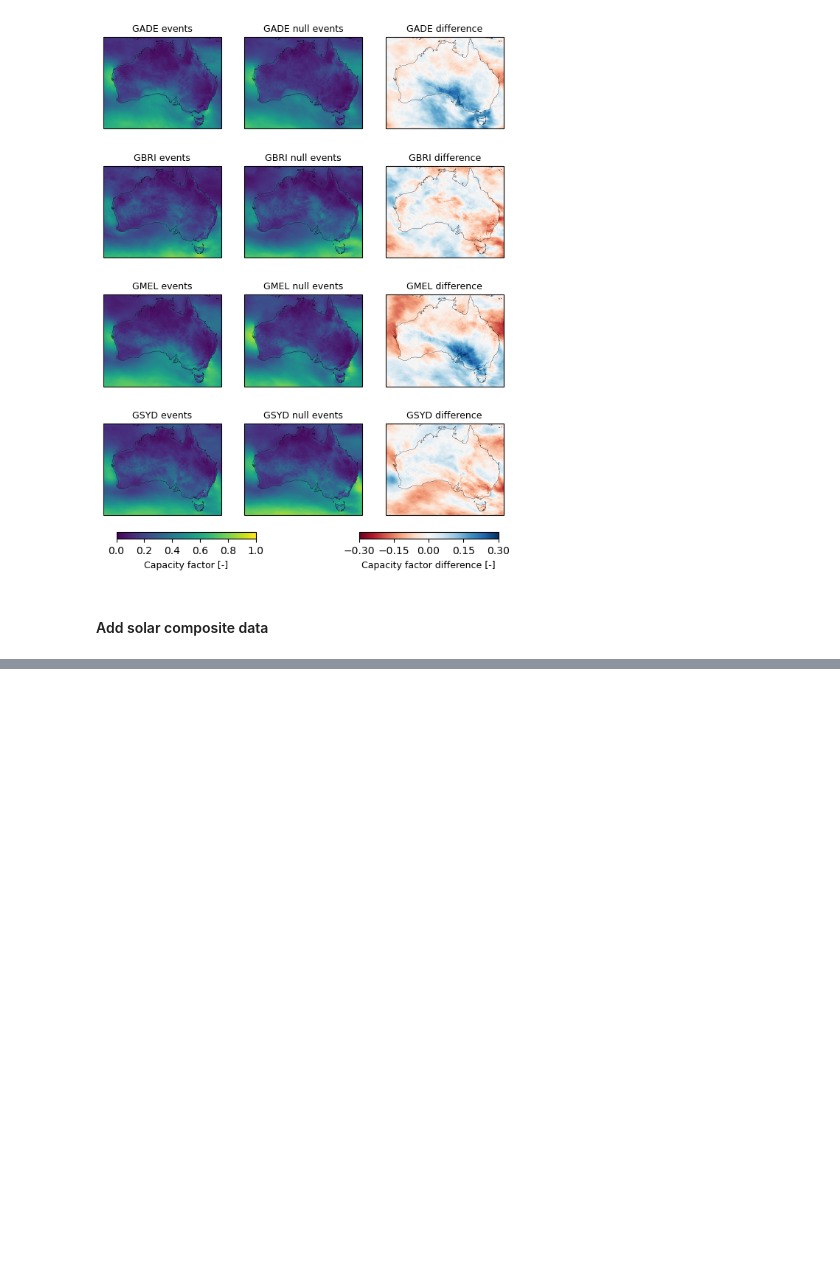
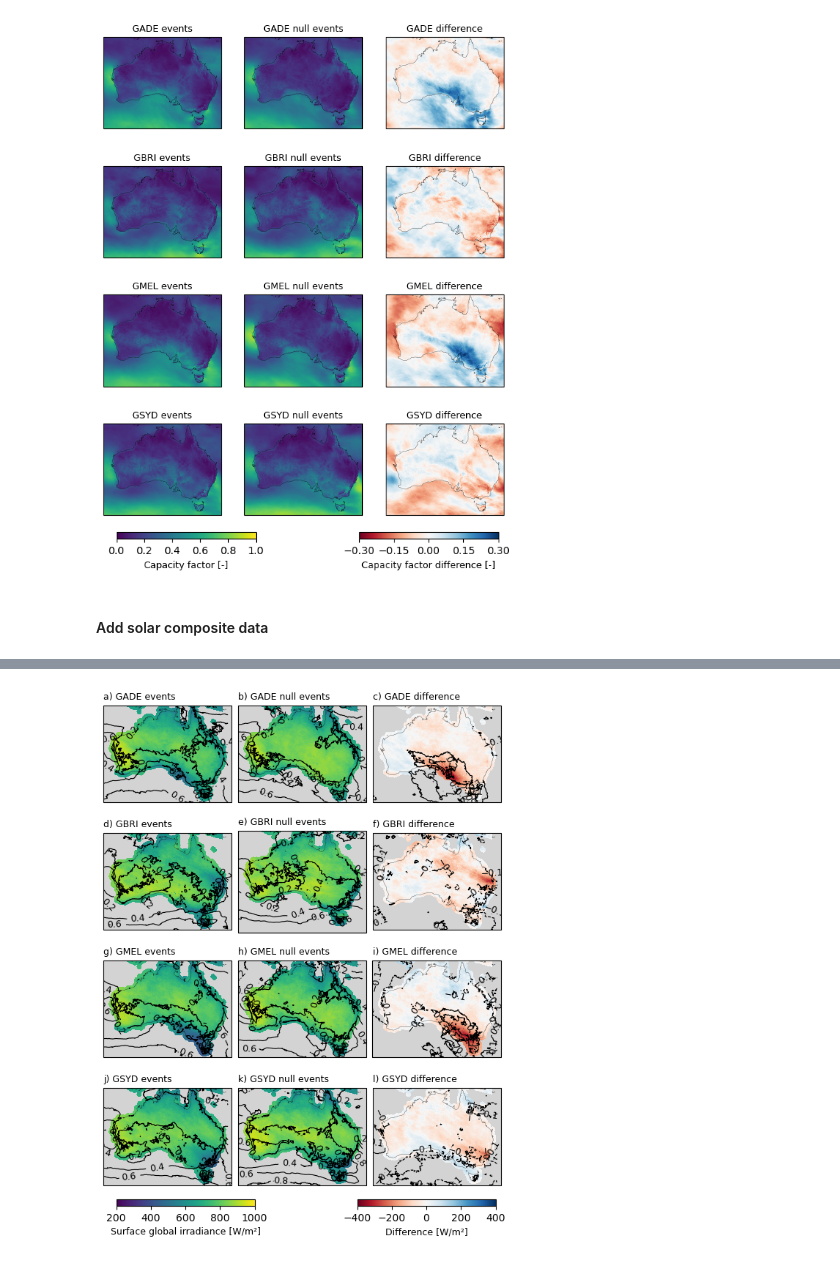
Before and after one commit to 21centuryweather/hot-cloudy, a Jupyter notebook: notebooks/wind_resource_composites.ipynb, the cells around one changed output, grey strips where cells are left out. Saved outputs shown, nothing was run; the diff lists cells and outputs as text; code cells hidden in the pictures; blank space fills up the shorter version.

Commit message:
Tidy composite

```diff
--- a/notebooks/wind_resource_composites.ipynb
+++ b/notebooks/wind_resource_composites.ipynb
@@ -60,6 +39,9 @@ import xarray as xr
 import pandas as pd
 import numpy as np
 
+import string
+letters = list(string.ascii_lowercase)
+
 import matplotlib.pyplot as plt
 # %%
 %cd /g/data/w42/dr6273/work/hot-cloudy/
@@ -295,0 +224,60 @@ Text(0.5, 0, 'Capacity factor difference [-]')
+# %%
+fig, ax = plt.subplots(4, 3,figsize=(7, 9), subplot_kw={"projection": ccrs.PlateCarree()})
+
+ghi_levels = np.arange(0, 1.01, 0.2)
+
+plot_count = 0
+for i, r in enumerate(regions[[1,2,4,5]][:]):
+
+    p = solar_composite_data[r]["events"].plot(ax=ax[i,0], vmin=200, vmax=1000, add_colorbar=False)
+    cs = composite_data[r]["events"].plot.contour(ax=ax[i,0], levels=ghi_levels, colors="k", linewidths=0.8)
+    ax[i,0].clabel(cs, inline=True, fontsize=9) # Add labels
+    ax[i,0].set_title("")
+    ax[i,0].set_title(letters[plot_count]+") "+r+" events", fontsize=9, loc="left")
+    plot_count += 1
+
+    solar_composite_data[r]["nulls"].plot(ax=ax[i,1], vmin=200, vmax=1000, add_colorbar=False)
+    cs = composite_data[r]["nulls"].plot.contour(ax=ax[i,1], levels=ghi_levels, colors="k", linewidths=0.8)
+    ax[i,1].clabel(cs, inline=True, fontsize=9) # Add labels
+    ax[i,1].set_title("")
+    ax[i,1].set_title(letters[plot_count]+") "+r+" null events", fontsize=9, loc="left")
+    plot_count += 1
+
+    diff = solar_composite_data[r]["events"] - solar_composite_data[r]["nulls"]
+    p_diff = diff.plot(ax=ax[i,2], vmin=-400, vmax=400, cmap="RdBu", add_colorbar=False)
+
+    diff_s = composite_data[r]["events"] - composite_data[r]["nulls"]
+    levels = np.round(np.arange(-0.3, 0.31, 0.1), 1)
+    levels = [i for i in levels if i != 0]
+    p_diff_s = diff_s.plot.contour(
+        ax=ax[i,2],
+        levels=levels, colors="k", linewidths=0.8
+    )
+    ax[i,2].clabel(p_diff_s, inline=True, fontsize=9) # Add labels
+    ax[i,2].set_title("")
+    ax[i,2].set_title(letters[plot_count]+") "+r+" difference", fontsize=9, loc="left")
+    plot_count += 1
+
+for a in ax.flatten():
+    a.add_feature(cartopy.feature.OCEAN, facecolor="lightgray", zorder=0)
+    a.coastlines(lw=.2)
+    a.set_xlabel("")
+    a.set_xticklabels([])
+    a.set_ylabel("")
+    a.set_yticklabels([])
+
+plt.subplots_adjust(hspace=0.03)
+
+cax1 = fig.add_axes([0.15, 0.1, 0.27, 0.01])
+cbar1 = fig.colorbar(p, cax=cax1, ticks=np.arange(200, 1001, 200), orientation="horizontal")
+cbar1.ax.set_xlabel(r"Surface global irradiance [W/m²]", fontsize=9)
+
+cax2 = fig.add_axes([0.62, 0.1, 0.27, 0.01])
+cbar2 = fig.colorbar(p_diff, cax=cax2, ticks=np.arange(-400, 401, 200), orientation="horizontal")
+cbar2.ax.set_xlabel(r"Difference [W/m²]", fontsize=9)
+
+plt.subplots_adjust(hspace=0.02, wspace=0.05)
+
+plt.savefig("figs/energy_resource_composites.png", format="png", dpi=200)
+# %% [output]
+[figure, added]
```
Also changed, not shown: parts of 4 cells of this notebook, 2 other files.
